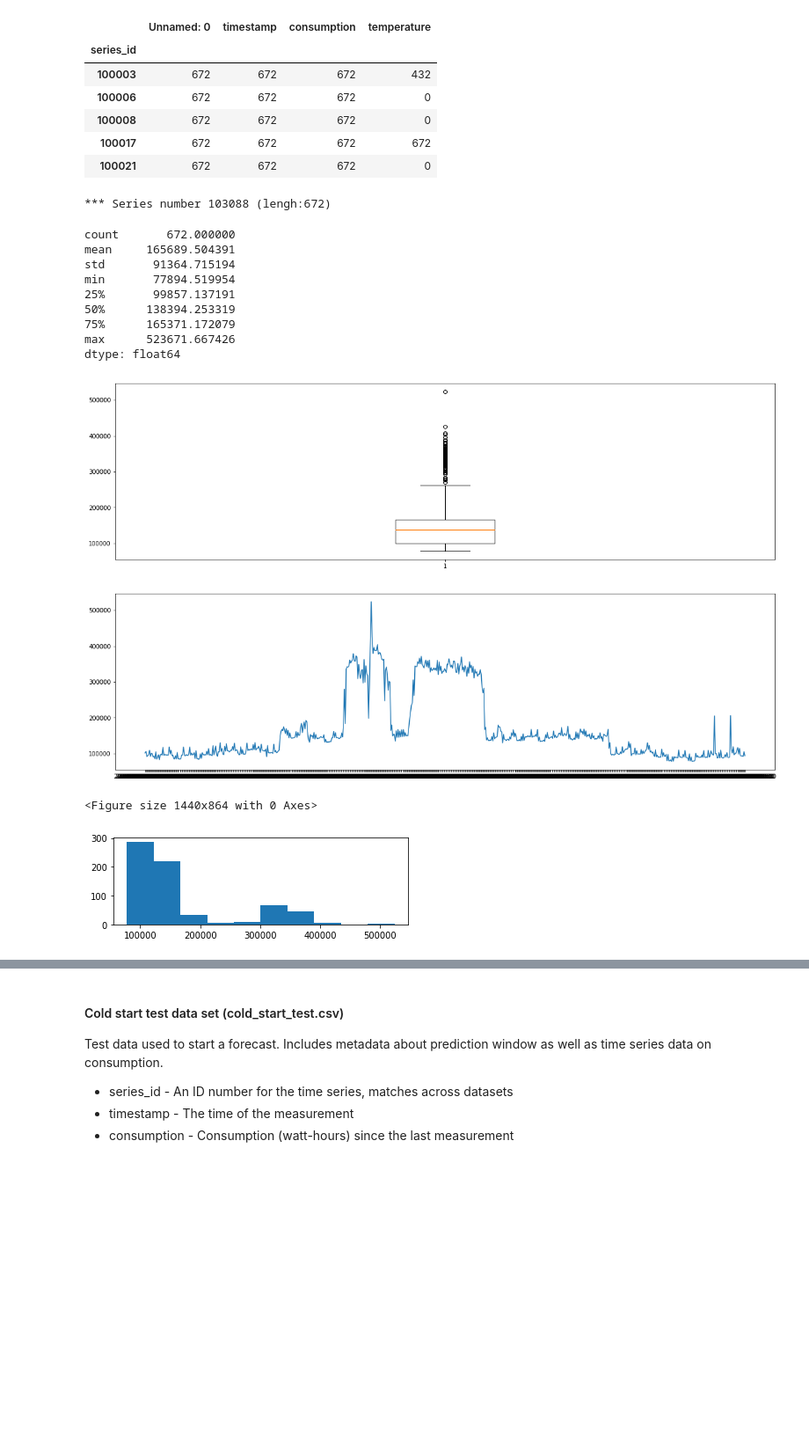
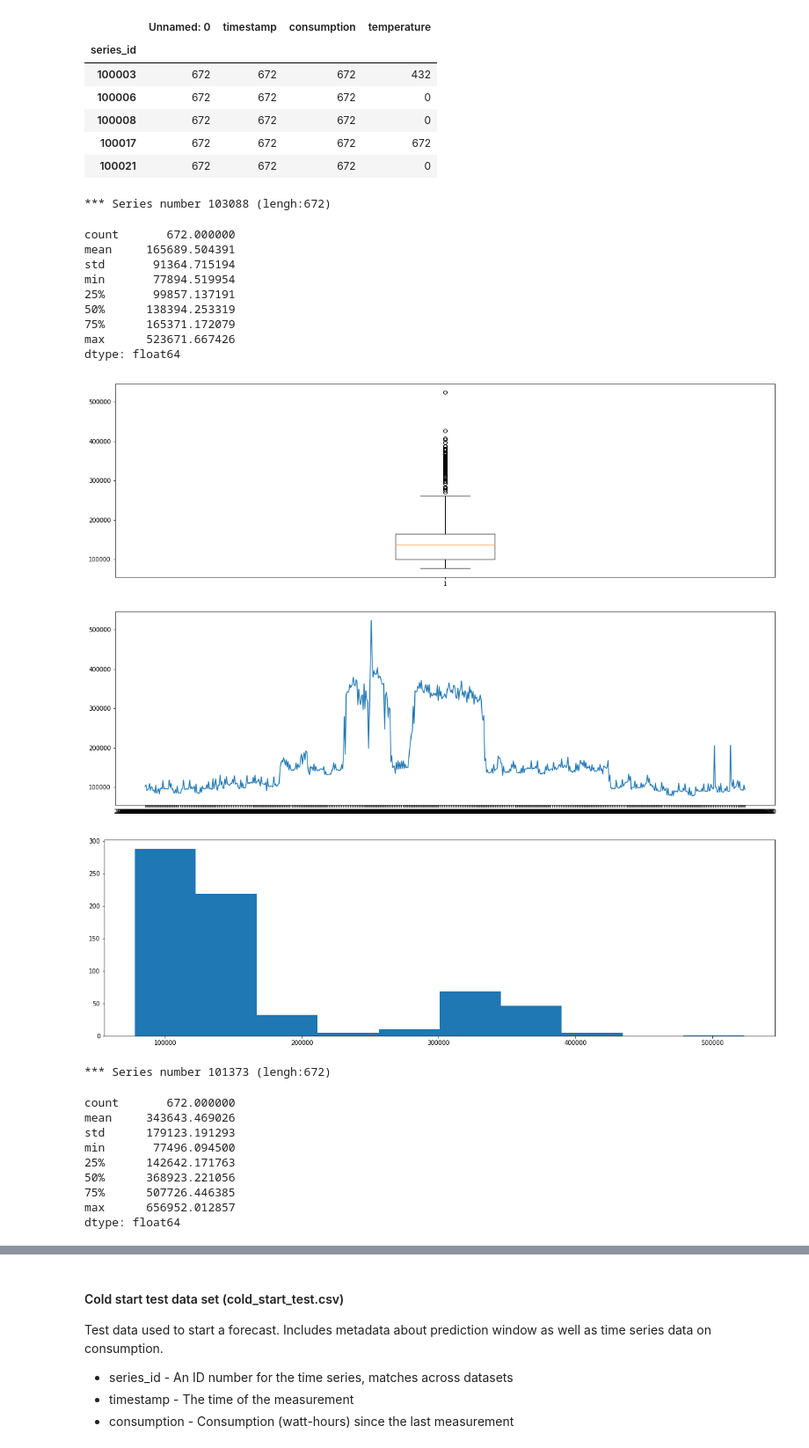
Before and after one commit to cmc265/Energy_Forecasting, a Jupyter notebook: notebooks/Energy Predictions - EDA.ipynb, the cells around one changed output, grey strips where cells are left out. Shown at 88% size. Saved outputs shown, nothing was run; the diff lists cells and outputs as text; code cells hidden in the pictures; blank space fills up the shorter version.

```diff
--- a/notebooks/Energy Predictions - EDA.ipynb
+++ b/notebooks/Energy Predictions - EDA.ipynb
@@ -150,35 +150,44 @@ df.count().head()
 | 100017 | 672 | 672 | 672 | 672 |
 | 100021 | 672 | 672 | 672 | 0 |
 # %%
-for i in serie_list[:1]:
+for i in serie_list[:3]:
     ts = pd.Series(df.get_group(i)['consumption'].values, index=df.get_group(i)['timestamp'])
     print("*** Series number {} (lengh:{})".format(i,len(ts)))
     display(ts.describe())
 
-    fig = plt.figure(figsize = (20,12))
-    plt.subplot(211)
+    fig = plt.figure(figsize = (20,6))
+    #plt.subplot(211)
     plt.boxplot(ts)
     plt.show()
-    fig = plt.figure(figsize = (20,12))
-    plt.subplot(212)
+    fig = plt.figure(figsize = (20,6))
+    #plt.subplot(212)
     plt.plot(ts)
-    fig = plt.figure(figsize = (20,12))
     plt.show()
-    plt.subplot(211)
+    fig = plt.figure(figsize = (20,6))
+    #plt.subplot(213)
     plt.hist(ts)
     plt.show()
 # %% [output]
 *** Series number 103088 (lengh:672)
 count       672.000000
 mean     165689.504391
 std       91364.715194
 min       77894.519954
 25%       99857.137191
 50%      138394.253319
 75%      165371.172079
 max      523671.667426
 dtype: float64
-[figure, old version]
+[figure, new version]
-[figure, old version]
+[figure, new version]
+[figure, new version]
-<Figure size 1440x864 with 0 Axes>
+*** Series number 101373 (lengh:672)
-[figure, old version]
+count       672.000000
+mean     343643.469026
+std      179123.191293
+min       77496.094500
+25%      142642.171763
+50%      368923.221056
+75%      507726.446385
+max      656952.012857
+dtype: float64
```
Also changed, not shown: parts of 1 cell of this notebook.
